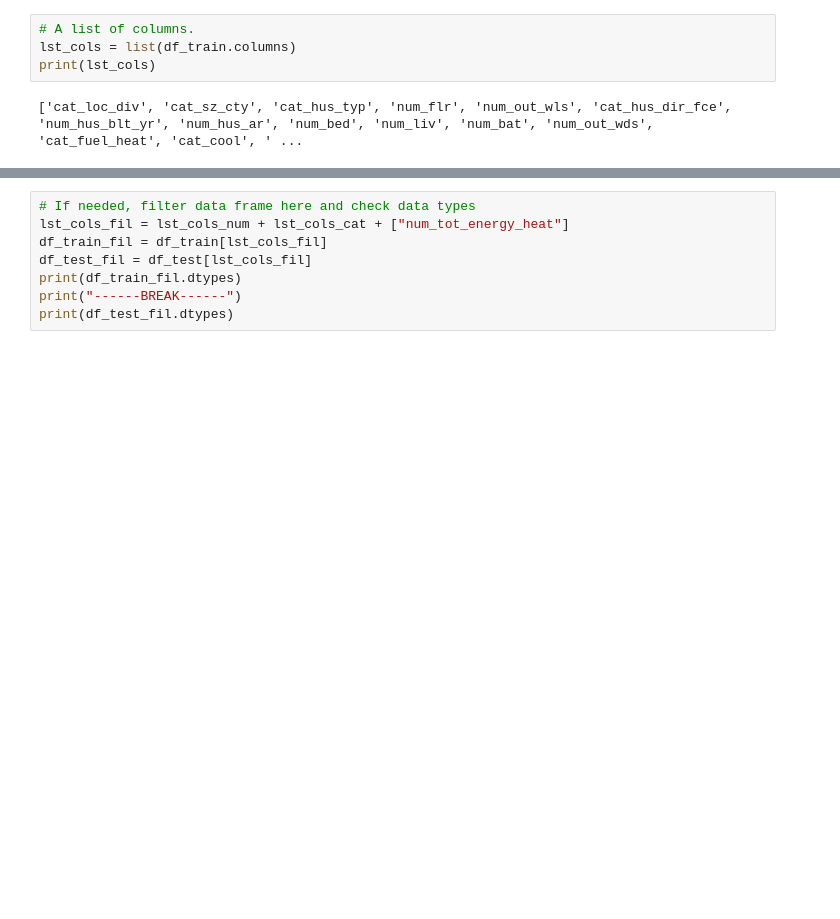
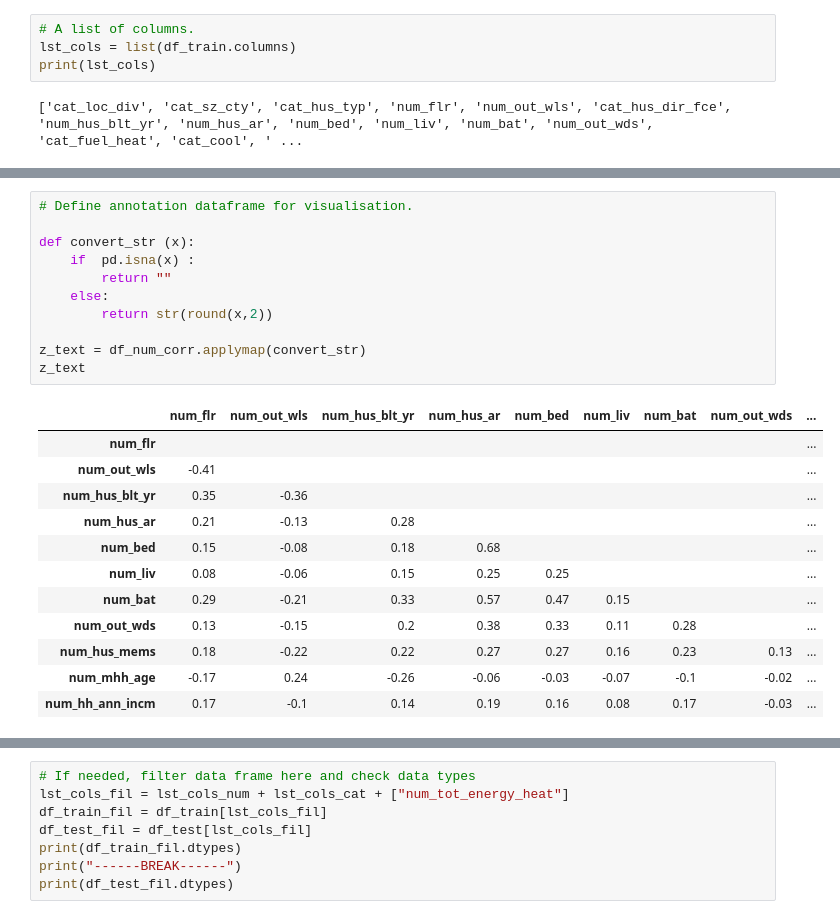
Before and after one commit to hosig0204/UCL_2021_BENV0091_Energy_Data_Analysis, a Jupyter notebook: 005_Linear_Regression_Lasso_CV.ipynb, the cells around one changed output, grey strips where cells are left out. Drawn from its saved outputs; the diff is of its cells as text; blank space fills up the shorter version.

```diff
--- a/005_Linear_Regression_Lasso_CV.ipynb
+++ b/005_Linear_Regression_Lasso_CV.ipynb
@@ -76,0 +156,24 @@ print(lst_cols_cat)
+# %%
+# Define annotation dataframe for visualisation.
+
+def convert_str (x):
+    if  pd.isna(x) :
+        return ""
+    else:
+        return str(round(x,2))
+
+z_text = df_num_corr.applymap(convert_str)
+z_text
+# %% [output]
+|  | num_flr | num_out_wls | num_hus_blt_yr | num_hus_ar | num_bed | num_liv | num_bat | num_out_wds | ... |
+| num_flr |  |  |  |  |  |  |  |  | ... |
+| num_out_wls | -0.41 |  |  |  |  |  |  |  | ... |
+| num_hus_blt_yr | 0.35 | -0.36 |  |  |  |  |  |  | ... |
+| num_hus_ar | 0.21 | -0.13 | 0.28 |  |  |  |  |  | ... |
+| num_bed | 0.15 | -0.08 | 0.18 | 0.68 |  |  |  |  | ... |
+| num_liv | 0.08 | -0.06 | 0.15 | 0.25 | 0.25 |  |  |  | ... |
+| num_bat | 0.29 | -0.21 | 0.33 | 0.57 | 0.47 | 0.15 |  |  | ... |
+| num_out_wds | 0.13 | -0.15 | 0.2 | 0.38 | 0.33 | 0.11 | 0.28 |  | ... |
+| num_hus_mems | 0.18 | -0.22 | 0.22 | 0.27 | 0.27 | 0.16 | 0.23 | 0.13 | ... |
+| num_mhh_age | -0.17 | 0.24 | -0.26 | -0.06 | -0.03 | -0.07 | -0.1 | -0.02 | ... |
+| num_hh_ann_incm | 0.17 | -0.1 | 0.14 | 0.19 | 0.16 | 0.08 | 0.17 | -0.03 | ... |
```
Also changed, not shown: parts of 8 cells of this notebook.
